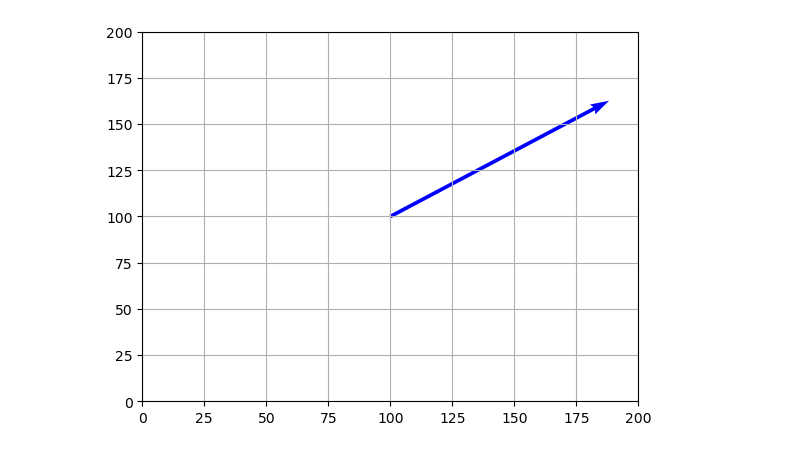
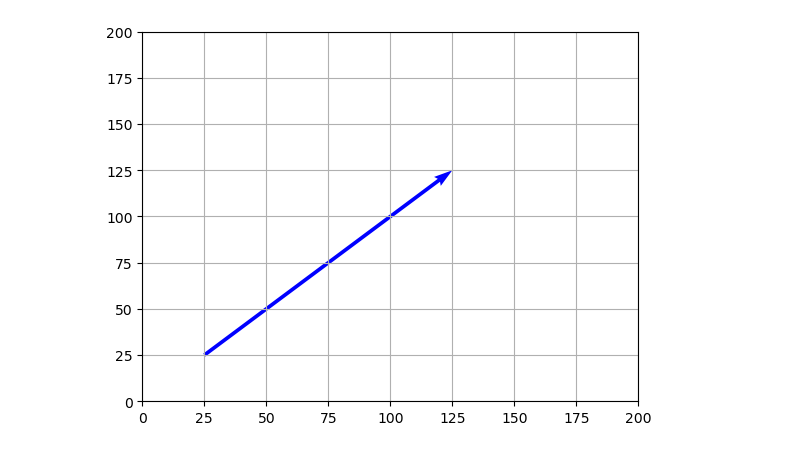
Before and after one commit to RSkorina/vectorFieldArt, a Jupyter notebook: SimpleVectorCat.ipynb, the cells around one changed output. Saved outputs shown, nothing was run; the diff lists cells and outputs as text; code cells hidden in the pictures.

```diff
--- a/SimpleVectorCat.ipynb
+++ b/SimpleVectorCat.ipynb
@@ -1,25 +1,28 @@
 # %%
 
 # Import libraries
 import numpy as np
 import matplotlib.pyplot as plt
 # Vector origin location
-0,297.00001
-X = [100]
-Y = [100]
-# Directional vectors
+# X = [100, 0]
+# Y = [100, 0]
+# # Directional vectors
+# U = [100, 100]
+# V = [52.916666, 100]
+
+X = [25]
+Y = [25]
 U = [100]
-V = [52.916666]
-
+V = [100]
 # Creating plot
-plt.quiver(X, Y, U, V, color='b', units='xy', scale=1)
+plt.quiver(X, Y, U, V, color='b', units='xy', scale=1, angles = 'xy', scale_units = 'xy')
 
 # x-lim and y-lim
 plt.xlim(0, 200)
 plt.ylim(0, 200)
 
 # Show plot with grid
 plt.grid()
 plt.show()
 # %% [output]
-[figure, old version]
+[figure, new version]
```
Also changed, not shown: parts of 5 cells of this notebook, 2 other files.
